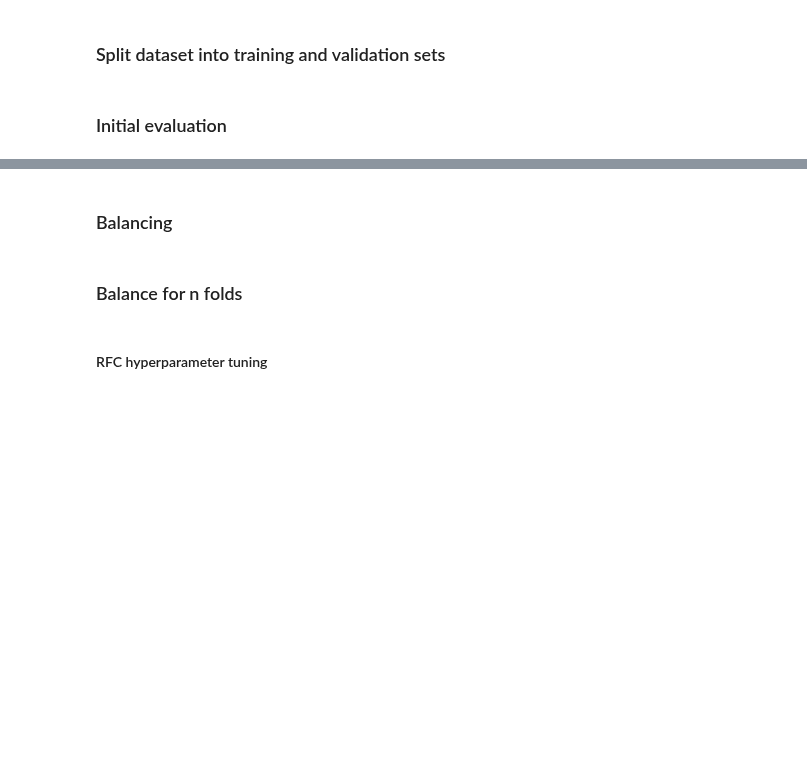
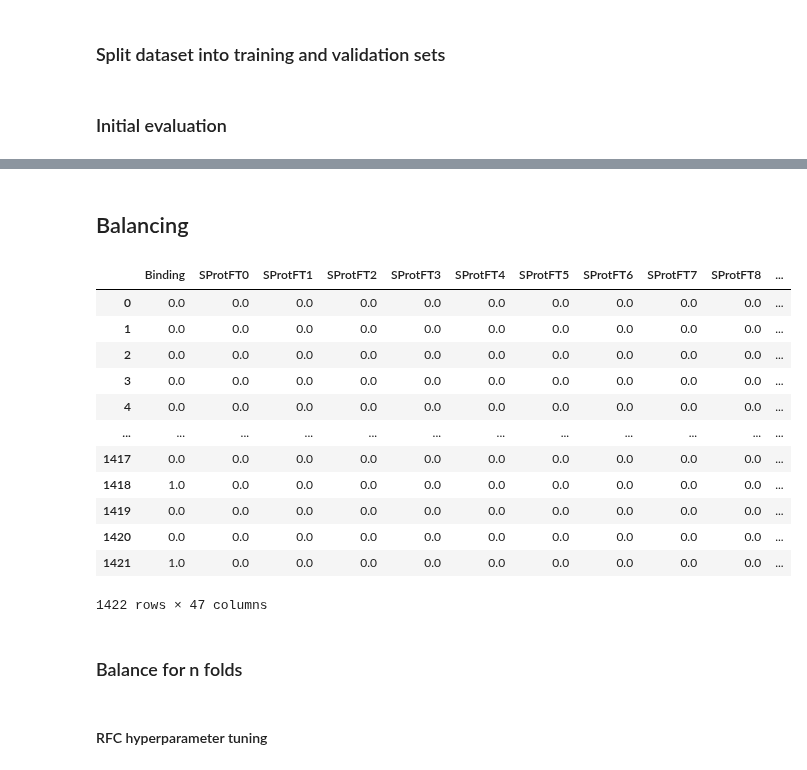
Before and after one commit to Shamin2512/SKL_E2, a Jupyter notebook: MutationClassification.ipynb, the cells around one changed output, grey strips where cells are left out. Saved outputs shown, nothing was run; the diff lists cells and outputs as text; code cells hidden in the pictures; blank space fills up the shorter version.

Commit message:
balance_data() function returns balanced training dasta without PDB codes or label columns, as expected.

```diff
--- a/MutationClassification.ipynb
+++ b/MutationClassification.ipynb
@@ -150,7 +150,7 @@ def CV(Input_CV, Output_CV, Protein_Groups):
                 Classes_val     Validating classes, for each fold
 
     Group K-fold CV that maintains protein groups, attempts to preserve number of samples of each class
-    for each fold, and ensures protein groups are separated. 5 folds.
+    for each fold, and ensures protein groups are separated. 4 folds form training set, 1 fold forms validation set.
     """
 
     CV = GroupKFold(n_splits = 5) #Only shuffles proteins in each group, not groups in fold
@@ -206,5 +188,5 @@ Input_train, Classes_train, Input_val, Classes_val = CV(Input_CV, Output_CV, Pro
 # %% [markdown]
-### Balancing
+## Balancing
 # %%
 def find_minority_class(classData):
     """ Input:    classData  Array of class labels
@@ -274,9 +256,49 @@ def balance_data(inData, classData, usedLines):
         if usedLines[i]:
             train_balance.append(inData[i])
 
-    train_balance = pd.DataFrame(train_balance, columns = ['pdbcode','Binding', 'SProtFT0', 'SProtFT1', 'SProtFT2', 'SProtFT3', 'SProtFT4', 'SProtFT5', 'SProtFT6', 'SProtFT7', 'SProtFT8', 'SProtFT9', 'SProtFT10', 'SProtFT11', 'SProtFT12', 'Interface', 'Relaccess', 'Impact', 'HBonds', 'SPhobic', 'CPhilic', 'BCharge', 'SSGeom', 'Voids', 'MLargest1', 'MLargest2', 'MLargest3', 'MLargest4', 'MLargest5', 'MLargest6', 'MLargest7', 'MLargest8', 'MLargest9', 'MLargest10', 'NLargest1', 'NLargest2', 'NLargest3', 'NLargest4', 'NLargest5', 'NLargest6', 'NLargest7', 'NLargest8', 'NLargest9', 'NLargest10', 'Clash', 'Glycine', 'Proline', 'CisPro', 'Class'])
+    train_balance = pd.DataFrame(train_balance, columns = ['Binding', 'SProtFT0', 'SProtFT1', 'SProtFT2', 'SProtFT3', 'SProtFT4', 'SProtFT5', 'SProtFT6', 'SProtFT7', 'SProtFT8', 'SProtFT9', 'SProtFT10', 'SProtFT11', 'SProtFT12', 'Interface', 'Relaccess', 'Impact', 'HBonds', 'SPhobic', 'CPhilic', 'BCharge', 'SSGeom', 'Voids', 'MLargest1', 'MLargest2', 'MLargest3', 'MLargest4', 'MLargest5', 'MLargest6', 'MLargest7', 'MLargest8', 'MLargest9', 'MLargest10', 'NLargest1', 'NLargest2', 'NLargest3', 'NLargest4', 'NLargest5', 'NLargest6', 'NLargest7', 'NLargest8', 'NLargest9', 'NLargest10', 'Clash', 'Glycine', 'Proline', 'CisPro'])
 
     return train_balance
+# %%
+file = "E2.csv"
+Cleaned = Clean_data(file)
+Training_Set, Testing_Set, labels = Train_Test_Split(Cleaned)
+
+Input_CV, Output_CV, Protein_Groups = Group_data(Training_Set)
+Input_train, Classes_train, Input_val, Classes_val = CV(Input_CV, Output_CV, Protein_Groups)
+
+classData = Classes_train.to_numpy()
+inData = Input_train.to_numpy()
+minClass, minSize, maxSize = find_minority_class(classData)
+usedLines = balance(inData, classData, minClass, minSize)
+
+train_balance = balance_data(inData, classData, usedLines)
+
+# classData = labels.to_numpy()
+# inData = Training_Set.to_numpy()
+
+# minClass, minSize, maxSize = find_minority_class(classData)
+# usedLines = balance(inData, classData, minClass, minSize)
+
+# train_balance = balance_data(inData, classData, usedLines)
+# BF = Balance_ratio(maxSize, minSize)
+# train_folds = Balance_Folds(BF, inData, classData, minClass, minSize)
+# %%
+train_balance
+# %% [output]
+|  | Binding | SProtFT0 | SProtFT1 | SProtFT2 | SProtFT3 | SProtFT4 | SProtFT5 | SProtFT6 | SProtFT7 | SProtFT8 | ... |
+| 0 | 0.0 | 0.0 | 0.0 | 0.0 | 0.0 | 0.0 | 0.0 | 0.0 | 0.0 | 0.0 | ... |
+| 1 | 0.0 | 0.0 | 0.0 | 0.0 | 0.0 | 0.0 | 0.0 | 0.0 | 0.0 | 0.0 | ... |
+| 2 | 0.0 | 0.0 | 0.0 | 0.0 | 0.0 | 0.0 | 0.0 | 0.0 | 0.0 | 0.0 | ... |
+| 3 | 0.0 | 0.0 | 0.0 | 0.0 | 0.0 | 0.0 | 0.0 | 0.0 | 0.0 | 0.0 | ... |
+| 4 | 0.0 | 0.0 | 0.0 | 0.0 | 0.0 | 0.0 | 0.0 | 0.0 | 0.0 | 0.0 | ... |
+| ... | ... | ... | ... | ... | ... | ... | ... | ... | ... | ... | ... |
+| 1417 | 0.0 | 0.0 | 0.0 | 0.0 | 0.0 | 0.0 | 0.0 | 0.0 | 0.0 | 0.0 | ... |
+| 1418 | 1.0 | 0.0 | 0.0 | 0.0 | 0.0 | 0.0 | 0.0 | 0.0 | 0.0 | 0.0 | ... |
+| 1419 | 0.0 | 0.0 | 0.0 | 0.0 | 0.0 | 0.0 | 0.0 | 0.0 | 0.0 | 0.0 | ... |
+| 1420 | 0.0 | 0.0 | 0.0 | 0.0 | 0.0 | 0.0 | 0.0 | 0.0 | 0.0 | 0.0 | ... |
+| 1421 | 1.0 | 0.0 | 0.0 | 0.0 | 0.0 | 0.0 | 0.0 | 0.0 | 0.0 | 0.0 | ... |
+1422 rows × 47 columns
 # %%
 # if len(train_balance.loc[train_balance["Class"] == 1]) == len(train_balance.loc[train_balance["Class"] == 0]):
 #     print("Same length")
```
Also changed, not shown: parts of 2 cells of this notebook.
